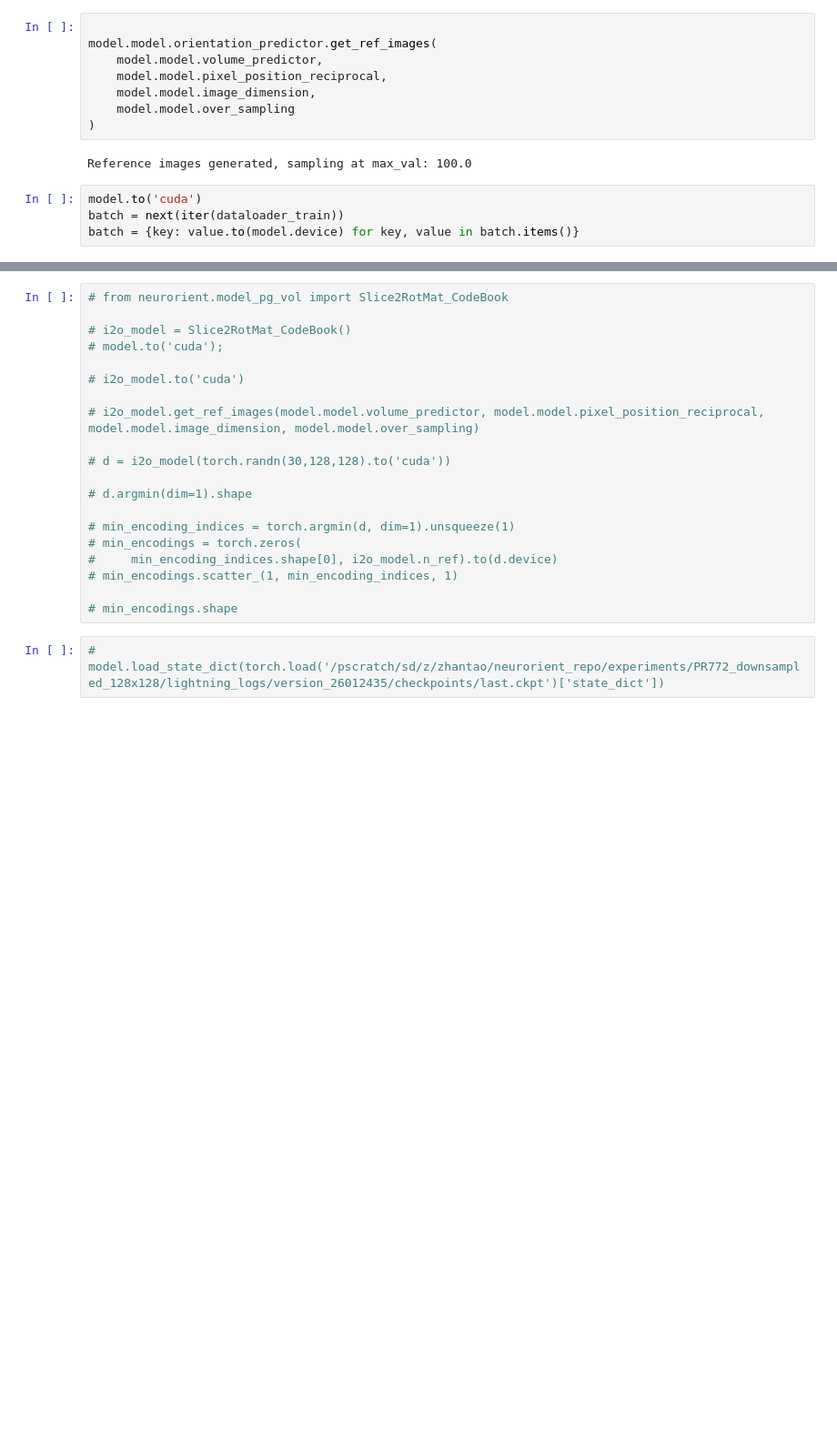
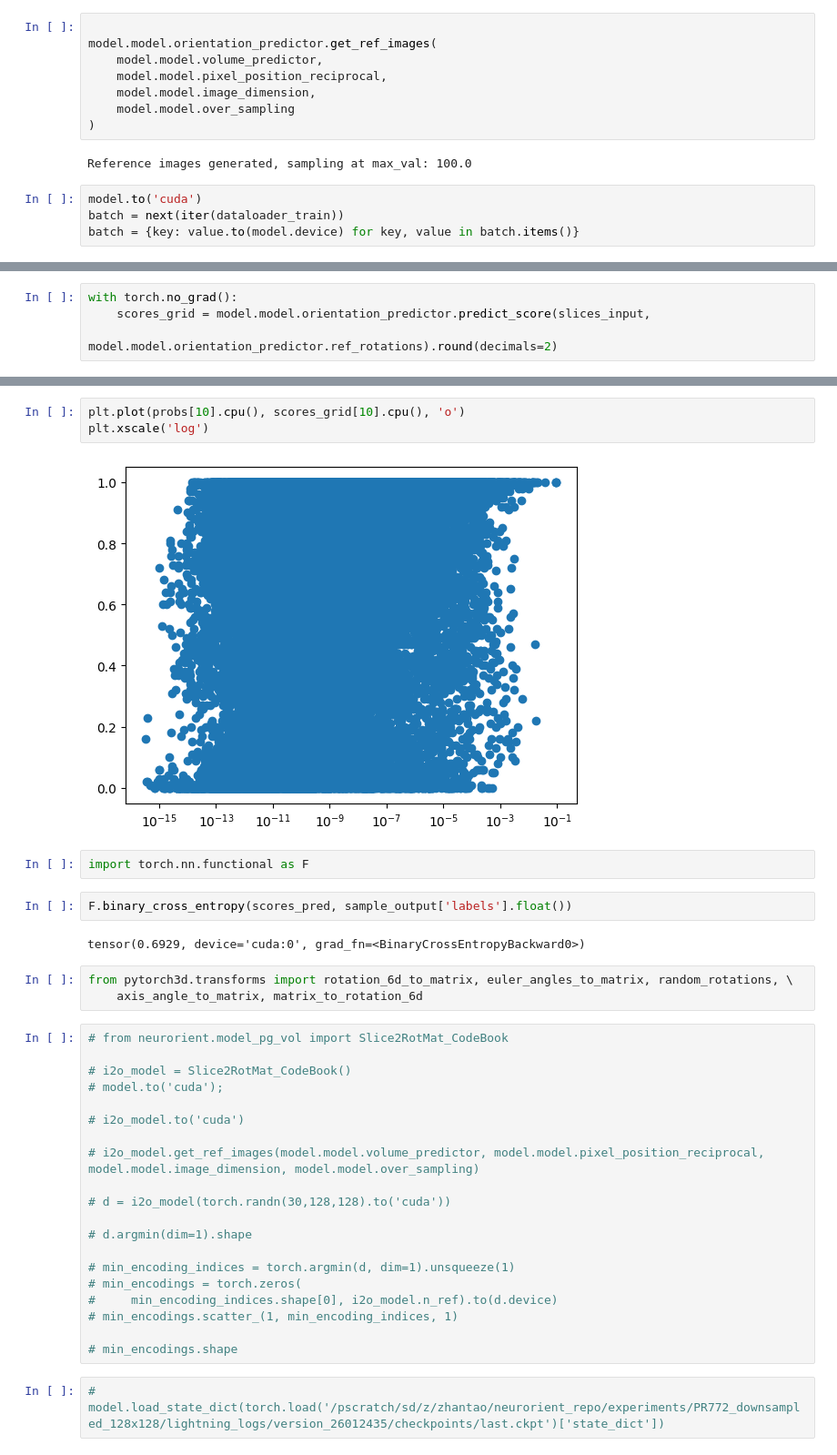
Before and after one commit to zhantaochen/neurorient, a Jupyter notebook: train_PR772.ipynb, the cells around one changed output, grey strips where cells are left out. Shown at 91% size. Saved outputs shown, nothing was run; the diff lists cells and outputs as text; blank space fills up the shorter version.

```diff
--- a/train_PR772.ipynb
+++ b/train_PR772.ipynb
@@ -357,0 +441,4 @@ tensor([0.0338, 0.1432, 0.2332, 0.1130, 0.1657, 0.0579, 0.0605, 0.3588, 0.0607,
+# %%
+with torch.no_grad():
+    scores_grid = model.model.orientation_predictor.predict_score(slices_input,
+                                                    model.model.orientation_predictor.ref_rotations).round(decimals=2)
@@ -418,3 +517,17 @@ plt.imshow((fwd_output['slice_disp'][0,0].cpu() + 1).log(), vmax=.1)
+# %%
+plt.plot(probs[10].cpu(), scores_grid[10].cpu(), 'o')
+plt.xscale('log')
+# %% [output]
+[figure, added]
+# %%
+import torch.nn.functional as F
+# %%
+F.binary_cross_entropy(scores_pred, sample_output['labels'].float())
+# %% [output]
+tensor(0.6929, device='cuda:0', grad_fn=<BinaryCrossEntropyBackward0>)
+# %%
+from pytorch3d.transforms import rotation_6d_to_matrix, euler_angles_to_matrix, random_rotations, \
+    axis_angle_to_matrix, matrix_to_rotation_6d
 # %%
 # from neurorient.model_pg_vol import Slice2RotMat_CodeBook
 
```
Also changed, not shown: parts of 40 cells of this notebook, 21 other files.
